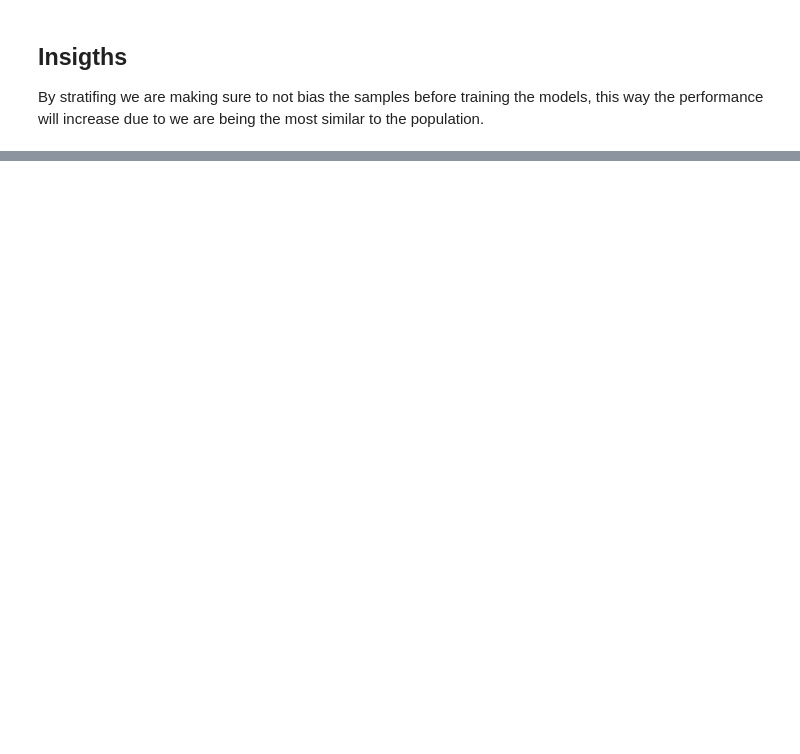
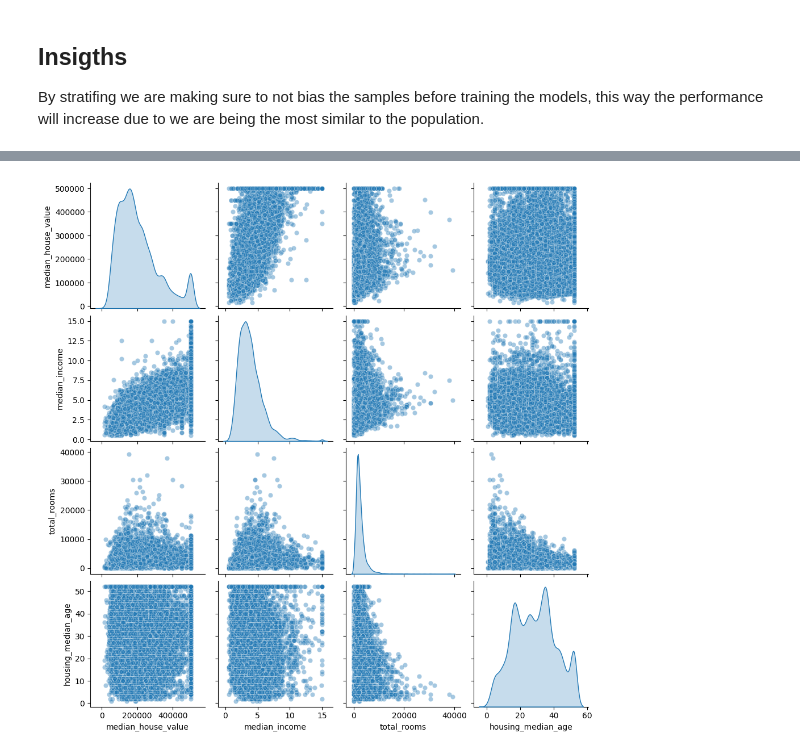
Before and after one commit to Juan-D-Wills/end-to-end-ML-project, a Jupyter notebook: House_pricing_book_example.ipynb, the cells around one changed output, grey strips where cells are left out. Saved outputs shown, nothing was run; the diff lists cells and outputs as text; code cells hidden in the pictures; blank space fills up the shorter version.

```diff
--- a/House_pricing_book_example.ipynb
+++ b/House_pricing_book_example.ipynb
@@ -198,0 +250,7 @@ for set_ in (train_split, test_split):
+# %%
+# Plotting data distribution
+most_related_to_label = ["median_house_value", "median_income", "total_rooms", "housing_median_age"]
+sns.pairplot(housing[most_related_to_label], diag_kind='kde', plot_kws={'alpha': 0.4})
+plt.show()
+# %% [output]
+[figure, added]
```
Also changed, not shown: parts of 17 cells of this notebook.
